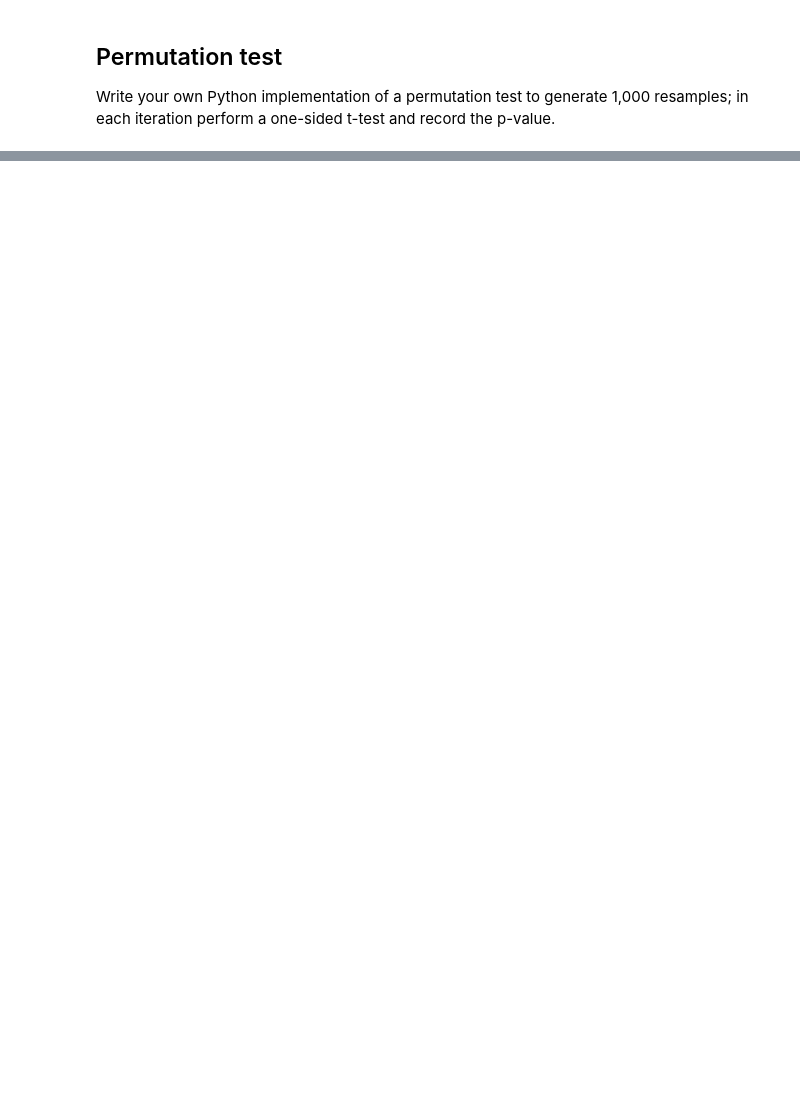
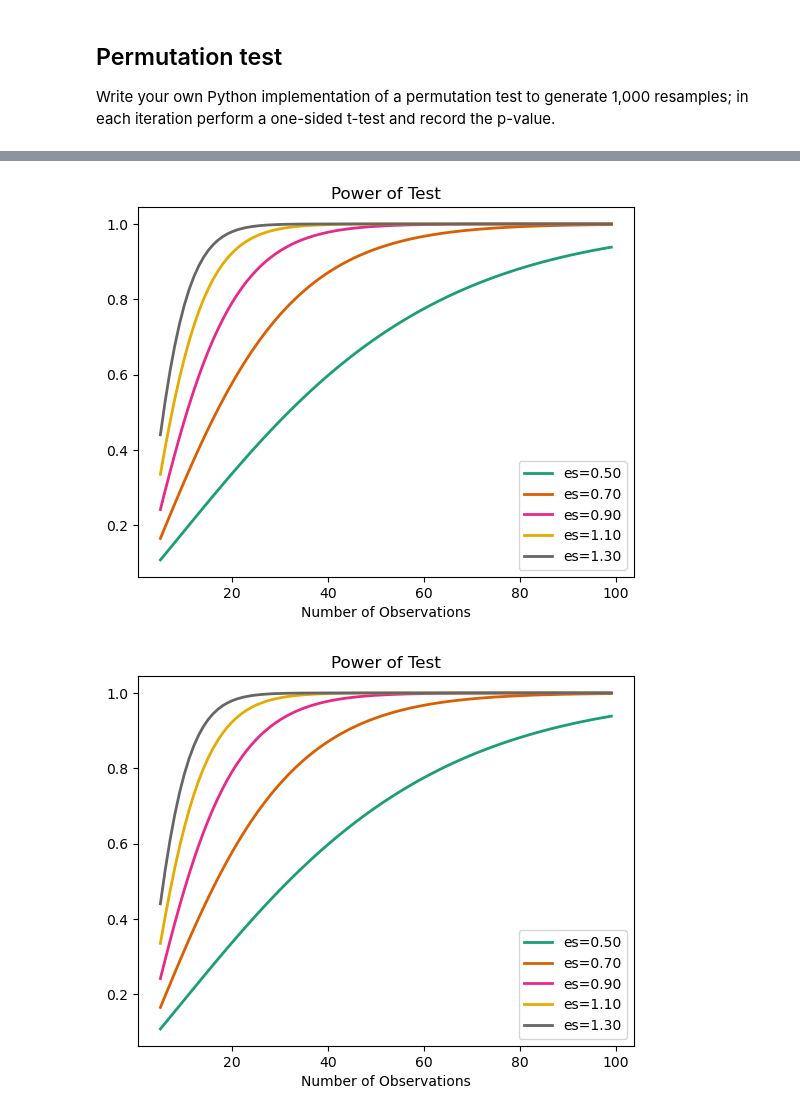
Before and after one commit to JohannesVC/notebooks, a Jupyter notebook: MSc Data Science/statistics/topic 4 tests and significance/topic 4.ipynb, the cells around one changed output, grey strips where cells are left out. Drawn from its saved outputs; the diff is of its cells as text; code cells hidden in the pictures; blank space fills up the shorter version.

```diff
--- a/MSc Data Science/statistics/topic 4 tests and significance/topic 4.ipynb
+++ b/MSc Data Science/statistics/topic 4 tests and significance/topic 4.ipynb
@@ -111,0 +192,10 @@ plt.show()
+# %%
+analysis.plot_power(dep_var="nobs",
+                    nobs=np.arange(5, 100),
+                    effect_size=np.arange(0.5, 1.5, .2),
+                    alpha=0.05,
+                    # ax=ax,
+                )
+# %% [output]
+[figure, added]
+[figure, added]
```
Also changed, not shown: parts of 13 cells of this notebook, 10 other files.
